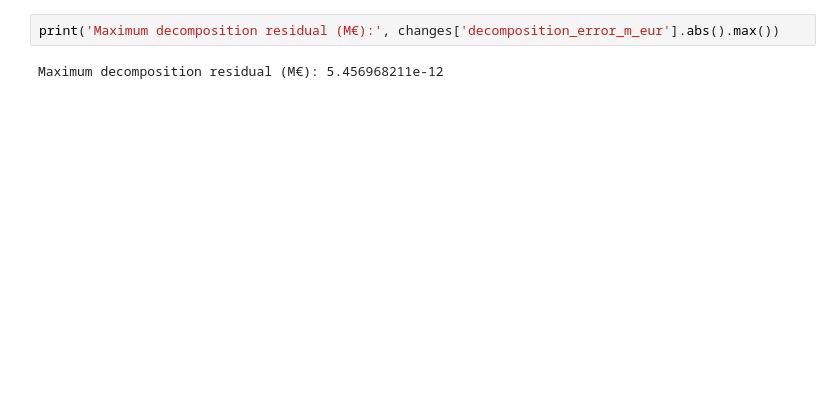
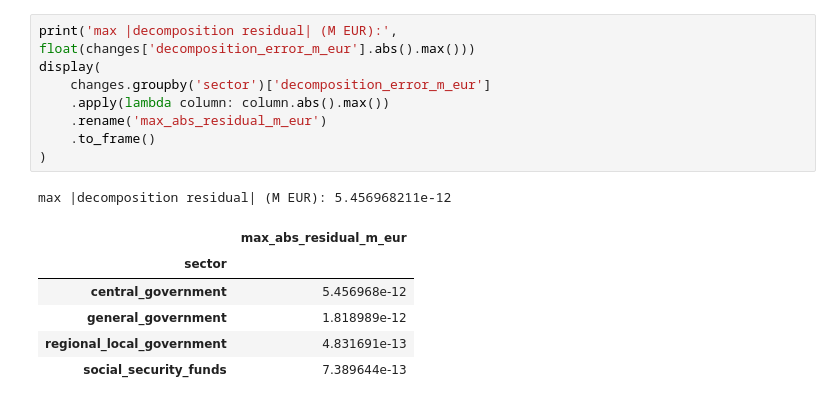
Before and after one commit to DiogoRibeiro7/portugal-fiscal-balance, a Jupyter notebook: notebooks/05_revenue_expenditure.ipynb, the cells around one changed output. Saved outputs shown, nothing was run; the diff lists cells and outputs as text; blank space fills up the shorter version.

```diff
--- a/notebooks/05_revenue_expenditure.ipynb
+++ b/notebooks/05_revenue_expenditure.ipynb
@@ -45,4 +137,16 @@ display(changes.loc[(changes['sector']=='social_security_funds') & changes['year
 # %%
-print('Maximum decomposition residual (M€):', changes['decomposition_error_m_eur'].abs().max())
+print('max |decomposition residual| (M EUR):', float(changes['decomposition_error_m_eur'].abs().max()))
+display(
+    changes.groupby('sector')['decomposition_error_m_eur']
+    .apply(lambda column: column.abs().max())
+    .rename('max_abs_residual_m_eur')
+    .to_frame()
+)
 # %% [output]
-Maximum decomposition residual (M€): 5.456968211e-12
+max |decomposition residual| (M EUR): 5.456968211e-12
+|  | max_abs_residual_m_eur |
+| sector |  |
+| central_government | 5.456968e-12 |
+| general_government | 1.818989e-12 |
+| regional_local_government | 4.831691e-13 |
+| social_security_funds | 7.389644e-13 |
```
Also changed, not shown: parts of 15 cells of this notebook, 31 other files.
